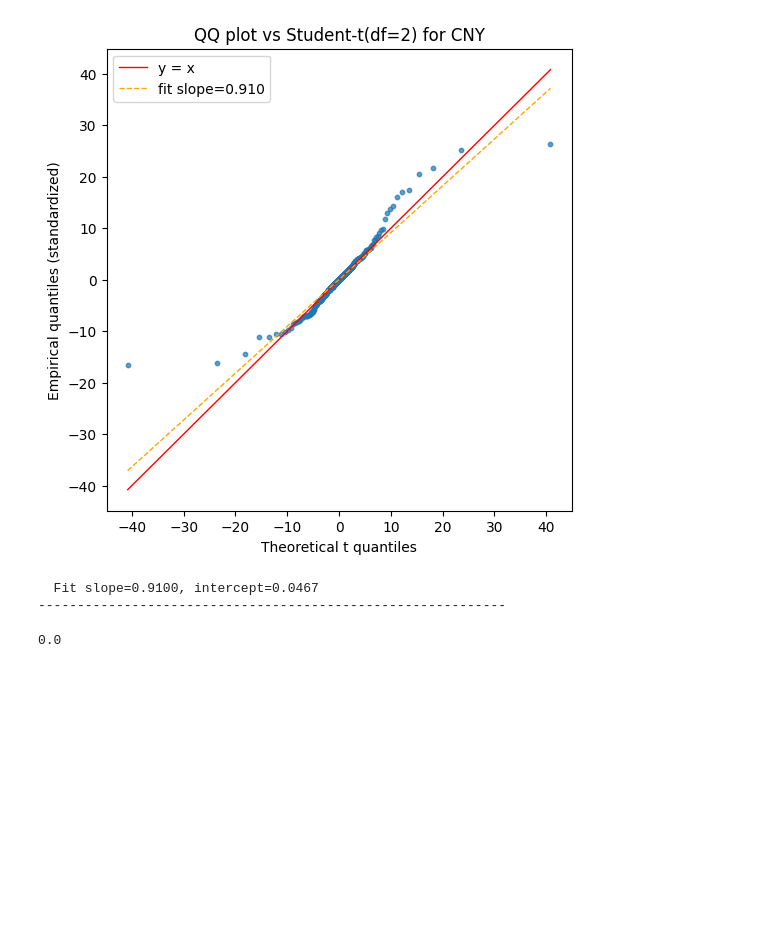
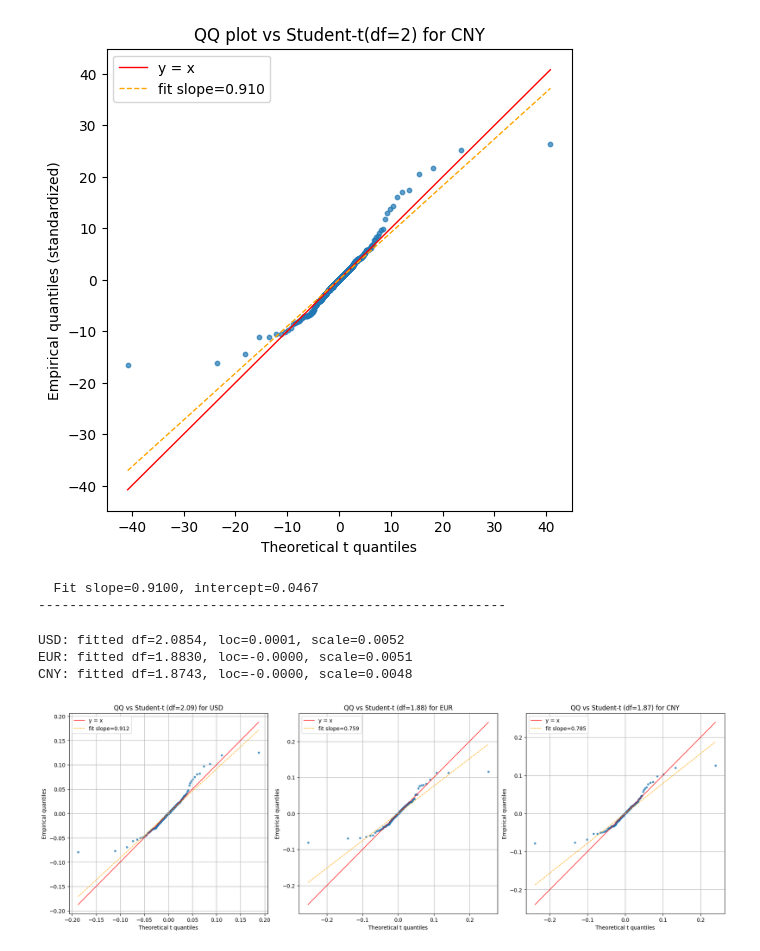
Before and after one commit to coffeffe/DOM_RF, a Jupyter notebook: VaR.ipynb, the cells around one changed output. Drawn from its saved outputs; the diff is of its cells as text; code cells hidden in the pictures; blank space fills up the shorter version.

```diff
--- a/VaR.ipynb
+++ b/VaR.ipynb
@@ -260,5 +252,73 @@ Student-t (df=2) QQ for CNY (n=1666):
   Fit slope=0.9100, intercept=0.0467
 ------------------------------------------------------------
 # %%
+# QQ plots vs fitted Student-t for USD/EUR/CNY returns
+# Uses existing variables: usd_rets, eur_rets, cny_rets, stats, plt, np
+
+def fit_student_t_params(x):
+    x = np.asarray(x).ravel()
+    x = x[~np.isnan(x)]
+    # require enough points
+    if x.size < 10:
+        raise ValueError("not enough data to fit")
+    # initial guess via robust moments
+    try:
+        # scipy's fit may be unstable; guard with try/except
+        df_hat, loc_hat, scale_hat = stats.t.fit(x)
+        # ensure reasonable scale and df
+        if scale_hat <= 0 or df_hat <= 0:
+            raise RuntimeError("unreasonable fit results")
+        return float(df_hat), float(loc_hat), float(scale_hat)
+    except Exception:
+        # fallback: robust location/scale and a moderately heavy tail df
+        med = np.median(x)
+        q75, q25 = np.percentile(x, [75, 25])
+        iqr = q75 - q25
+        # theoretical IQR for t with df=4 (as baseline)
+        th_iqr_df4 = stats.t.ppf(0.75, 4) - stats.t.ppf(0.25, 4)
+        scale = iqr / th_iqr_df4 if th_iqr_df4 > 0 else np.std(x) or 1.0
+        return 4.0, float(med), float(scale)
+
+def qq_plot_student(name, data, ax=None):
+    x = np.asarray(data).ravel()
+    x = x[~np.isnan(x)]
+    n = x.size
+    if n == 0:
+        raise ValueError(f"No data for {name}")
+    df_hat, loc_hat, scale_hat = fit_student_t_params(x)
+
+    probs = (np.arange(1, n + 1) - 0.5) / n
+    th_q = stats.t.ppf(probs, df_hat, loc=loc_hat, scale=scale_hat)
+    emp_q = np.sort(x)
+
+    if ax is None:
+        fig, ax = plt.subplots(figsize=(6, 6))
+
+    ax.scatter(th_q, emp_q, s=10, alpha=0.7)
+    # identity line (in sample space)
+    mn = np.nanmin([th_q.min(), emp_q.min()])
+    mx = np.nanmax([th_q.max(), emp_q.max()])
+    ax.plot([mn, mx], [mn, mx], color='r', lw=1, label='y = x')
+    # fitted regression line for guidance
+    m, b = np.polyfit(th_q, emp_q, 1)
+    ax.plot([mn, mx], [m * mn + b, m * mx + b], color='orange', lw=1, ls='--',
+            label=f'fit slope={m:.3f}')
+    ax.set_title(f'QQ vs Student-t (df={df_hat:.2f}) for {name}')
+    ax.set_xlabel('Theoretical t quantiles')
+    ax.set_ylabel('Empirical quantiles')
+    ax.legend()
+    ax.grid(True)
+    # print fitted params
+    print(f"{name}: fitted df={df_hat:.4f}, loc={loc_hat:.4f}, scale={scale_hat:.4f}")
+
+# Create a 1x3 figure and plot all three
+fig, axes = plt.subplots(1, 3, figsize=(18, 6), constrained_layout=True)
+qq_plot_student('USD', usd_rets, ax=axes[0])
+qq_plot_student('EUR', eur_rets, ax=axes[1])
+qq_plot_student('CNY', cny_rets, ax=axes[2])
+plt.show()
 # %% [output]
-0.0
+USD: fitted df=2.0854, loc=0.0001, scale=0.0052
+EUR: fitted df=1.8830, loc=-0.0000, scale=0.0051
+CNY: fitted df=1.8743, loc=-0.0000, scale=0.0048
+[figure, added]
```
Also changed, not shown: parts of 5 cells of this notebook, 1 other file.
